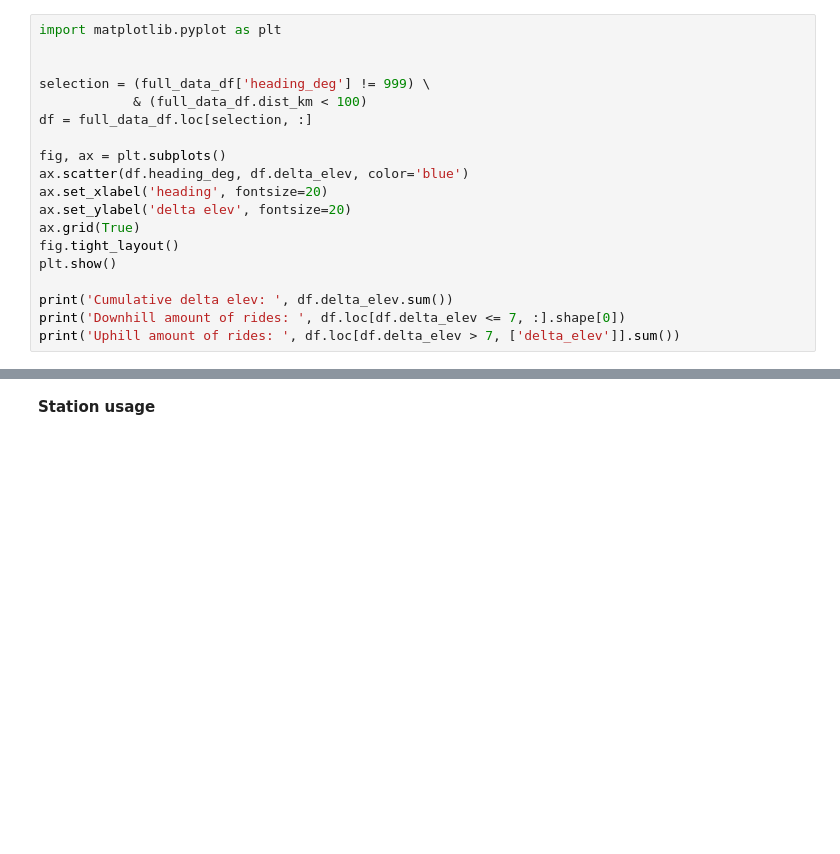
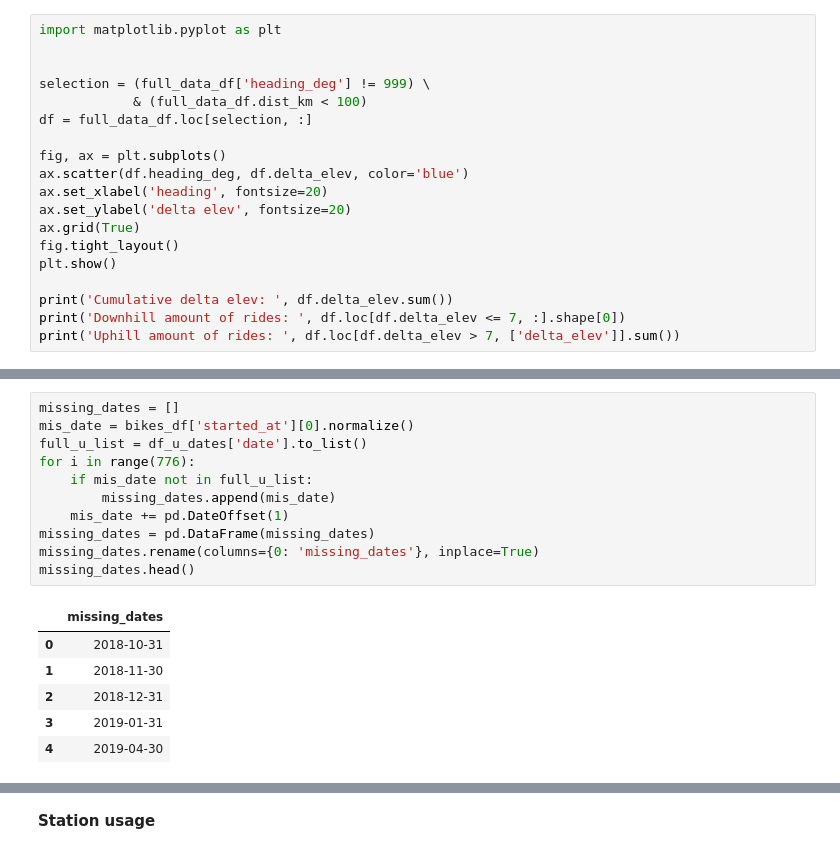
Before and after one commit to daim77/python_BI_analysis_bike_sharing, a Jupyter notebook: results.ipynb, the cells around one changed output, grey strips where cells are left out. Cells and saved outputs as stored; diff of their text form; blank space fills up the shorter version.

```diff
--- a/results.ipynb
+++ b/results.ipynb
@@ -617,0 +534,18 @@ print()
+# %%
+missing_dates = []
+mis_date = bikes_df['started_at'][0].normalize()
+full_u_list = df_u_dates['date'].to_list()
+for i in range(776):
+    if mis_date not in full_u_list:
+        missing_dates.append(mis_date)
+    mis_date += pd.DateOffset(1)
+missing_dates = pd.DataFrame(missing_dates)
+missing_dates.rename(columns={0: 'missing_dates'}, inplace=True)
+missing_dates.head()
+# %% [output]
+|  | missing_dates |
+| 0 | 2018-10-31 |
+| 1 | 2018-11-30 |
+| 2 | 2018-12-31 |
+| 3 | 2019-01-31 |
+| 4 | 2019-04-30 |
```
Also changed, not shown: parts of 23 cells of this notebook.
